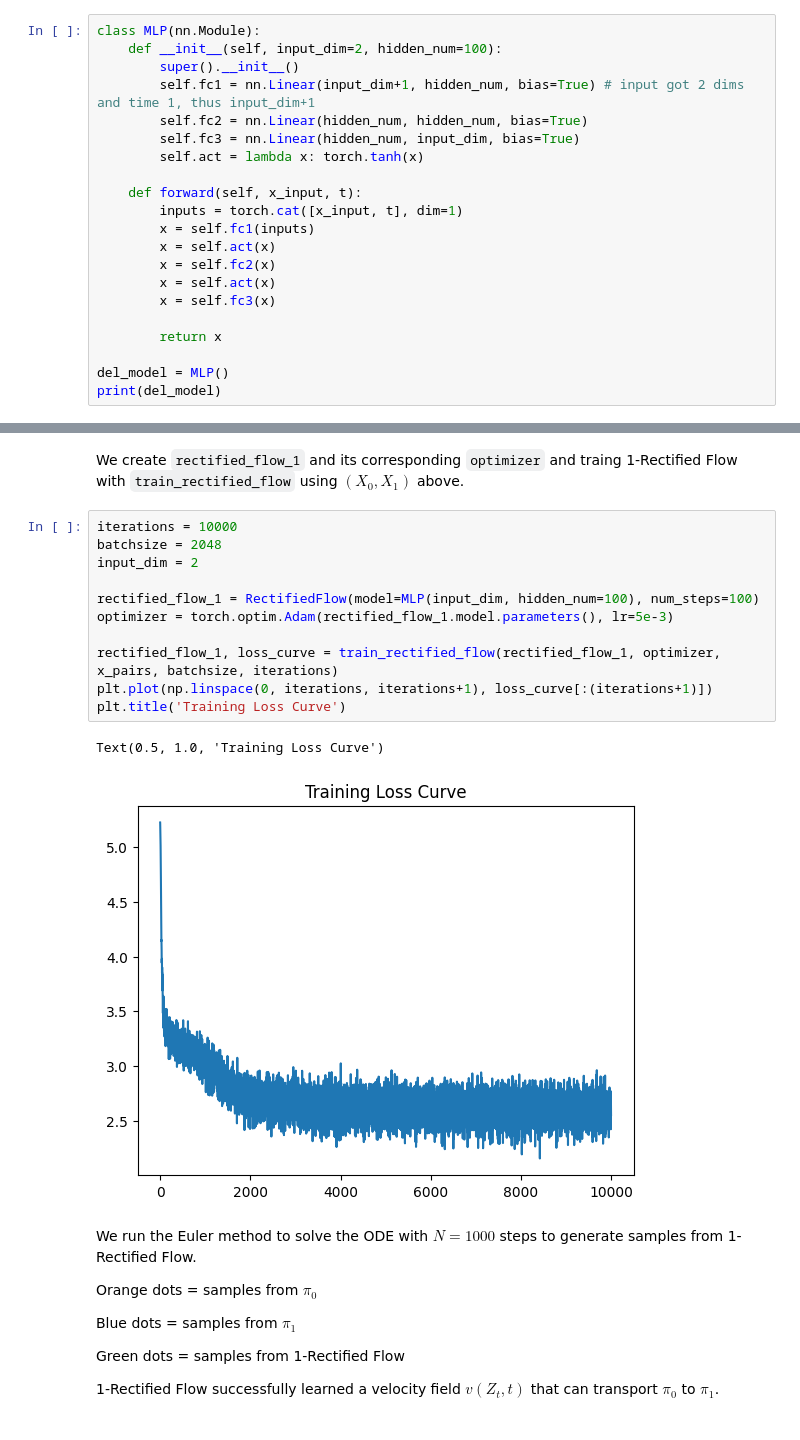
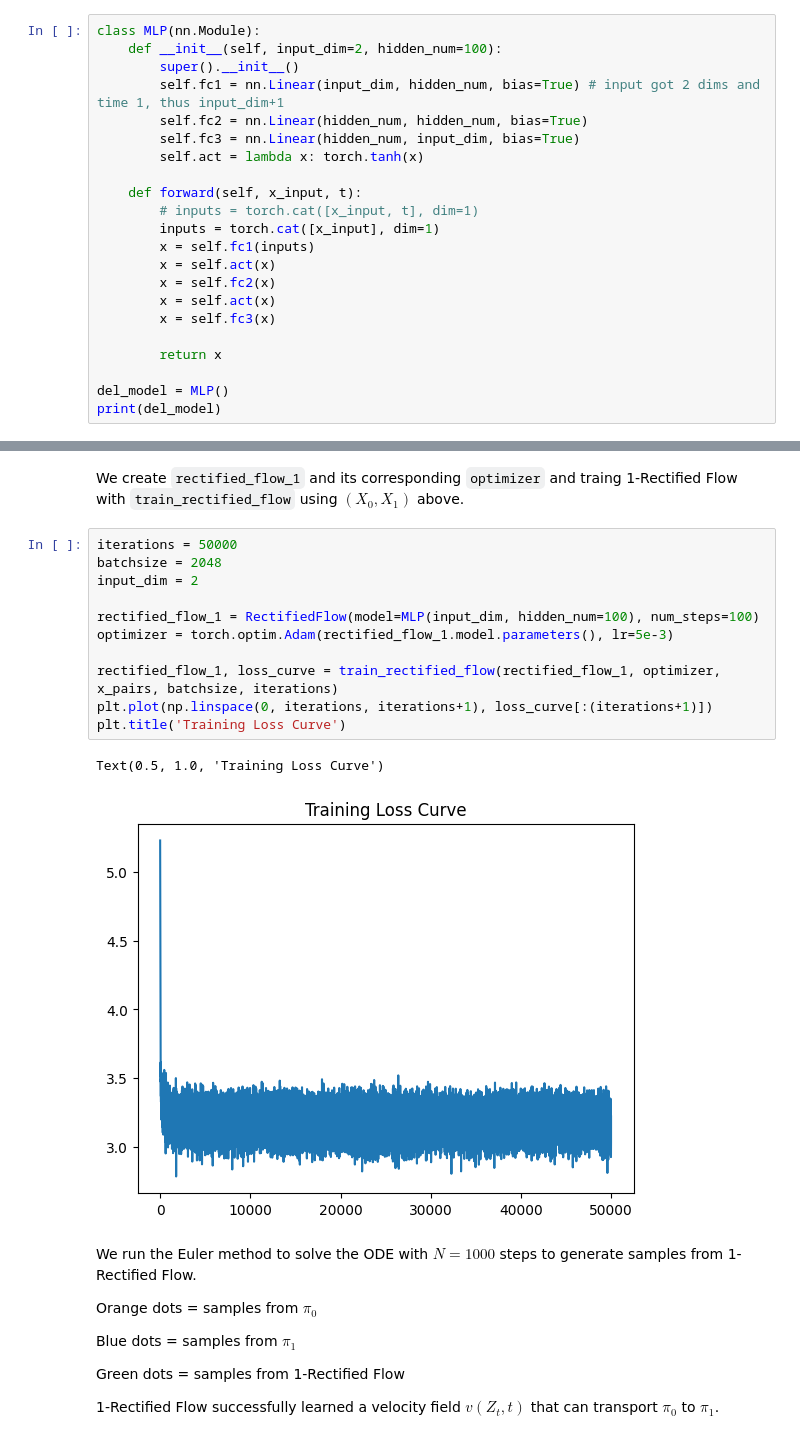
Before and after one commit to MohitLamba94/cheat-sheet, a Jupyter notebook: diffusers/experiments/text2video/RectifiedFlow/basics/Tutorial_Rectified_Flow_with_Neural_Network_02.ipynb, the cells around one changed output, grey strips where cells are left out. Drawn from its saved outputs; the diff is of its cells as text.

````diff
--- a/diffusers/experiments/text2video/RectifiedFlow/basics/Tutorial_Rectified_Flow_with_Neural_Network_02.ipynb
+++ b/diffusers/experiments/text2video/RectifiedFlow/basics/Tutorial_Rectified_Flow_with_Neural_Network_02.ipynb
@@ -90,13 +90,14 @@ We parameterize $v^X(z,t)$ with a 3-layer neural network.
 class MLP(nn.Module):
     def __init__(self, input_dim=2, hidden_num=100):
         super().__init__()
-        self.fc1 = nn.Linear(input_dim+1, hidden_num, bias=True) # input got 2 dims and time 1, thus input_dim+1
+        self.fc1 = nn.Linear(input_dim, hidden_num, bias=True) # input got 2 dims and time 1, thus input_dim+1
         self.fc2 = nn.Linear(hidden_num, hidden_num, bias=True)
         self.fc3 = nn.Linear(hidden_num, input_dim, bias=True)
         self.act = lambda x: torch.tanh(x)
 
     def forward(self, x_input, t):
-        inputs = torch.cat([x_input, t], dim=1)
+        # inputs = torch.cat([x_input, t], dim=1)
+        inputs = torch.cat([x_input], dim=1)
         x = self.fc1(inputs)
         x = self.act(x)
         x = self.fc2(x)
@@ -268,19 +269,19 @@ torch.Size([10000, 2, 2])
 # %% [markdown]
 We create ```rectified_flow_1``` and its corresponding ```optimizer``` and traing 1-Rectified Flow with ```train_rectified_flow``` using $(X_0, X_1)$ above.
 # %%
-iterations = 10000
+iterations = 50000
 batchsize = 2048
 input_dim = 2
 
 rectified_flow_1 = RectifiedFlow(model=MLP(input_dim, hidden_num=100), num_steps=100)
 optimizer = torch.optim.Adam(rectified_flow_1.model.parameters(), lr=5e-3)
 
 rectified_flow_1, loss_curve = train_rectified_flow(rectified_flow_1, optimizer, x_pairs, batchsize, iterations)
 plt.plot(np.linspace(0, iterations, iterations+1), loss_curve[:(iterations+1)])
 plt.title('Training Loss Curve')
 # %% [output]
 Text(0.5, 1.0, 'Training Loss Curve')
-[figure, old version]
+[figure, new version]
 # %% [markdown]
 We run the Euler method to solve the ODE with $N=1000$ steps to generate samples from 1-Rectified Flow.
 
````
Also changed, not shown: parts of 11 cells of this notebook.
